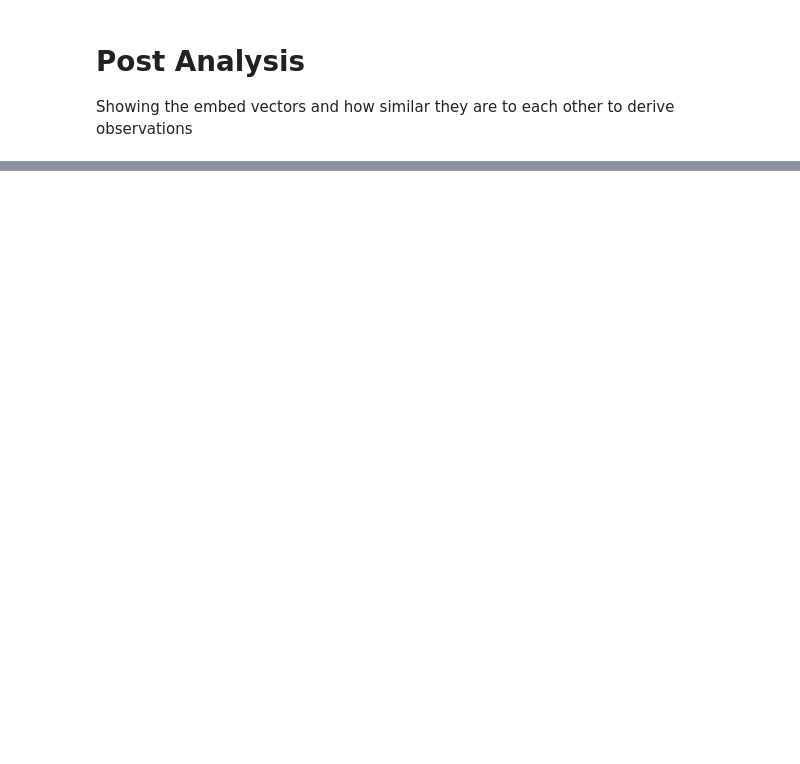
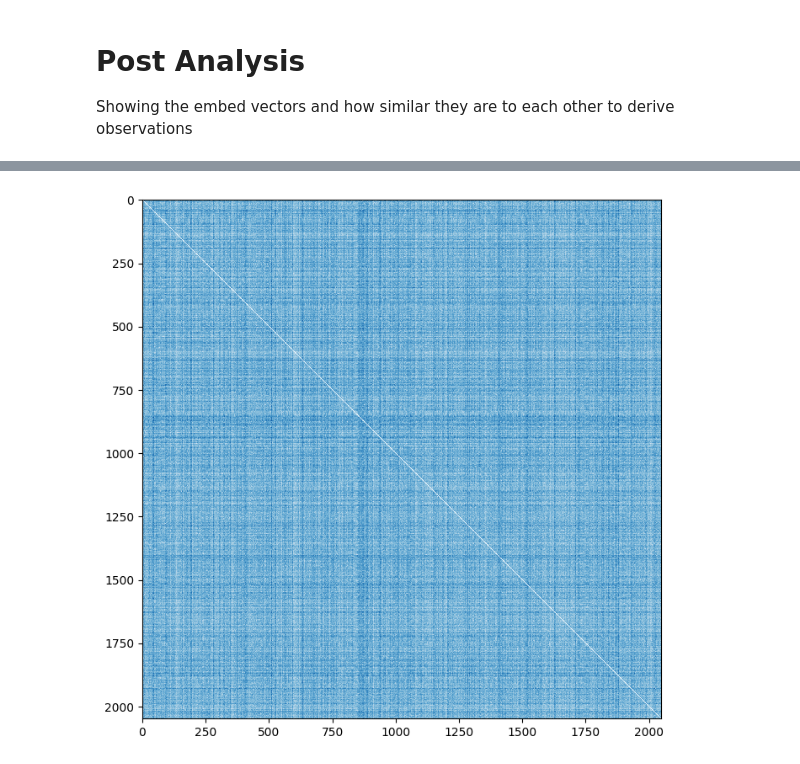
Before and after one commit to TheRealAnonymous008/ML-Playground, a Jupyter notebook: Composer/gen.ipynb, the cells around one changed output, grey strips where cells are left out. Drawn from its saved outputs; the diff is of its cells as text; code cells hidden in the pictures; blank space fills up the shorter version.

```diff
--- a/Composer/gen.ipynb
+++ b/Composer/gen.ipynb
@@ -117,0 +147,12 @@ plt.show()
+# %%
+corr = [[0 for i in range(0, len(embeds))] for j in range(0, len(embeds))]
+for i in range(0, len(embeds)):
+    for j in range(0, len(embeds)):
+        corr[i][j] = norm(embeds[i] - embeds[j])
+
+
+plt.figure(figsize=(8 ,8))
+plt.imshow(corr, cmap='Blues', interpolation='nearest')
+plt.show()
+# %% [output]
+[figure, added]
```
Also changed, not shown: parts of 10 cells of this notebook, 6 other files.
